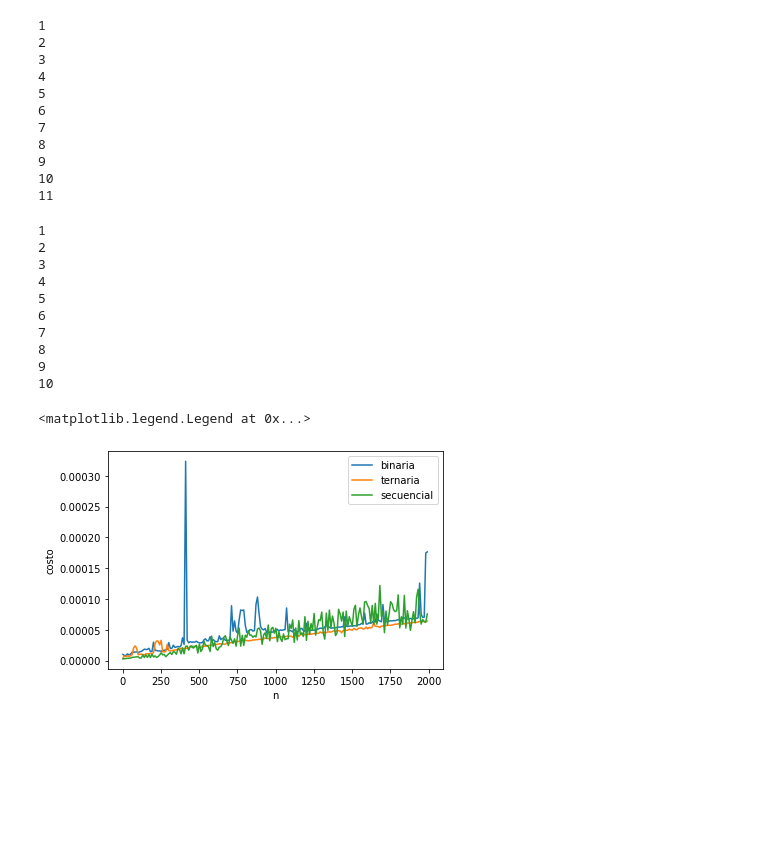
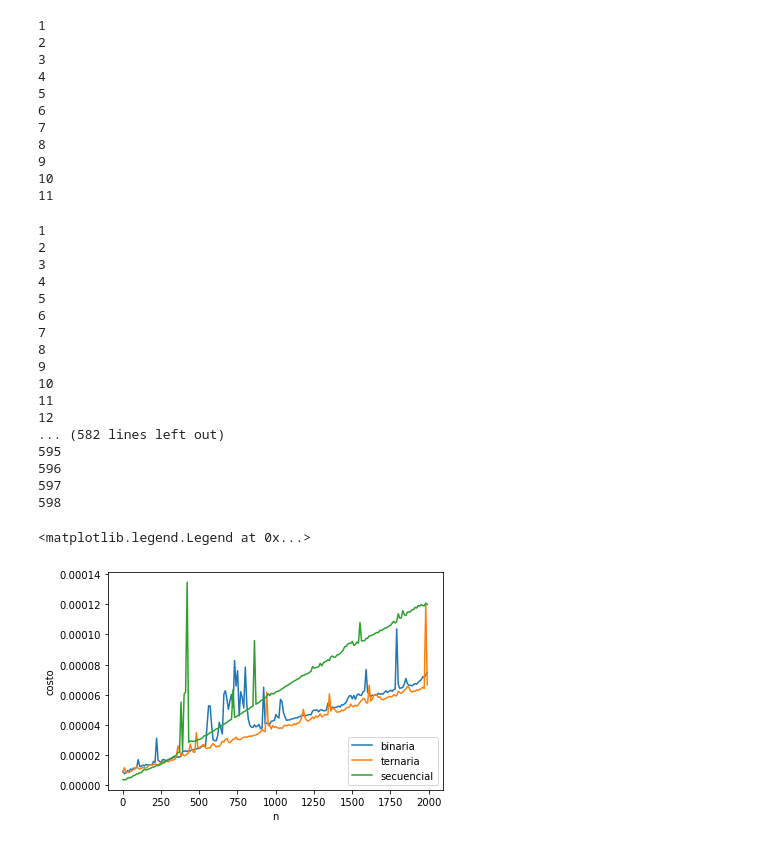
Before and after one commit to nicolas-alv3/AlgoritmosUNQ, a Jupyter notebook: EntregaAlvarez.ipynb, the cells around one changed output. Cells and saved outputs as stored; diff of their text form; code cells hidden in the pictures; blank space fills up the shorter version.

```diff
--- a/EntregaAlvarez.ipynb
+++ b/EntregaAlvarez.ipynb
@@ -48,12 +48,12 @@ for i in lista:
 ##Busqueda ternaria con listas
 
 #Lista estrictamente creciente
-lista = [1,2,3,4,5,6,7,8,9,10]
+lista = [1,2,3,4,5,6,7,8,9,10,11,12]
 
 def busquedaTernaria(ls,n):
     #Precondicion: n pertenece a ls
-    if(len(ls) <=6):
-        return busquedaLineal(ls,n) #O(1) porque a lo sumo va a ser O(3)
+    if(len(ls) < 3):
+        return busquedaLineal(ls,n) #O(1) porque a lo sumo va a ser O(2)
     primerTercio = m.floor(len(ls) /3)
     segundoTercio = primerTercio * 2
     if(ls[primerTercio] == n):
@@ -79,6 +79,13 @@ for i in lista:
 8
 9
 10
+11
+12
+... (582 lines left out)
+595
+596
+597
+598
 # %%
 n_min=1
 n_max=2000
@@ -95,34 +102,33 @@ for n in range(n_min, n_max, st):
         suma += timeit.timeit(lambda: busquedaBinaria(list(range(1,n)),n), number = precision_tiempo)
     promedio = suma / iteraciones
     t_binaria.append(promedio)
-#print(t_binaria_1)
 
 t_ternaria = list()
 for n in range(n_min, n_max, st):
     suma = 0
     v = random.sample(range(0, n), 1)[0]
     for foo in range(1,iteraciones):
-        suma += timeit.timeit(lambda: busquedaTernaria(list(range(1,n)),v), number = precision_tiempo)
+        suma += timeit.timeit(lambda: busquedaTernaria(list(range(1,n)),n), number = precision_tiempo)
     promedio = suma / iteraciones
     t_ternaria.append(promedio)
 
 t_secuencial = list()
 for n in range(n_min, n_max, st):
     suma = 0
     v = random.sample(range(0, n), 1)[0]
     for foo in range(1,iteraciones):
-        suma += timeit.timeit(lambda: busquedaLineal(list(range(1,n)),v), number = precision_tiempo)
+        suma += timeit.timeit(lambda: busquedaLineal(list(range(1,n)),n), number = precision_tiempo)
     promedio = suma / iteraciones
     t_secuencial.append(promedio)
 
 eje_x = list(range(n_min, n_max, st))
 plt.plot(eje_x, t_binaria, label = 'binaria')
 plt.plot(eje_x, t_ternaria, label = 'ternaria')
 plt.plot(eje_x, t_secuencial, label = 'secuencial')
 plt.xlabel('n')
 plt.ylabel('costo')
 
 plt.legend()
 # %% [output]
 <matplotlib.legend.Legend at 0x...>
-[figure, old version]
+[figure, new version]
```
